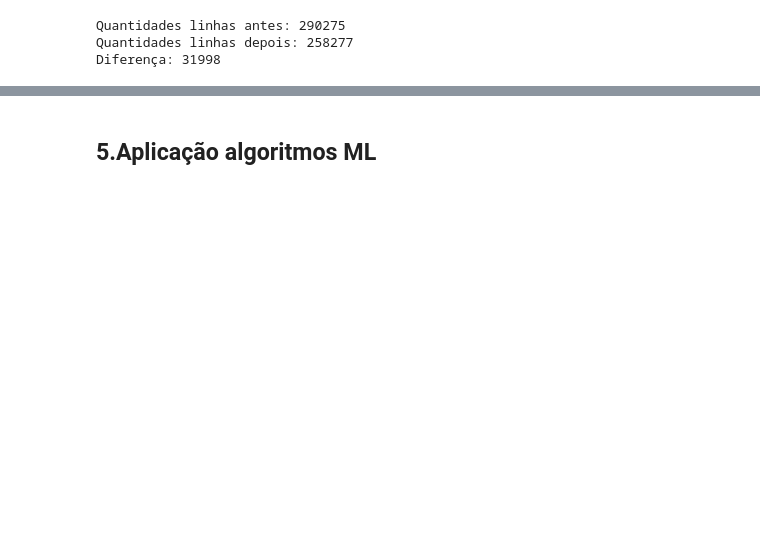
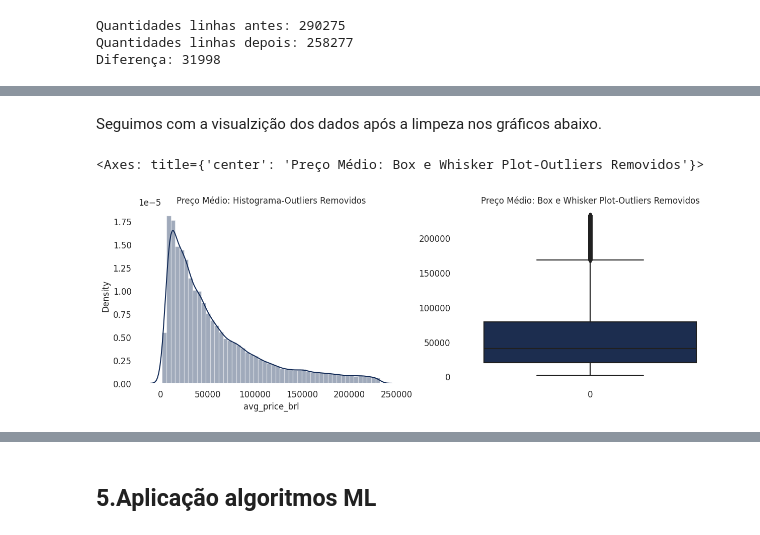
Before and after one commit to VitorFRodrigues/Coding_Tank_Material, a Jupyter notebook: Polo_Tech/Modulo_05/Projeto/Projeto_Mod05.ipynb, the cells around one changed output, grey strips where cells are left out. Drawn from its saved outputs; the diff is of its cells as text; code cells hidden in the pictures; blank space fills up the shorter version.

```diff
--- a/Polo_Tech/Modulo_05/Projeto/Projeto_Mod05.ipynb
+++ b/Polo_Tech/Modulo_05/Projeto/Projeto_Mod05.ipynb
@@ -167,0 +202,16 @@ sns.boxplot(dados.avg_price_brl, color="#40E0D0")
+# %% [markdown]
+Seguimos com a visualzição dos dados após a limpeza nos gráficos abaixo.
+# %%
+sns.set(rc={'axes.facecolor':'none','axes.grid':False,'xtick.labelsize':12,'ytick.labelsize':12})
+plt.figure(figsize=(15,10))
+
+plt.subplot(2,2,1)
+plt.title('Preço Médio: Histograma-Outliers Removidos', fontdict={'fontsize':12})
+sns.distplot(dados_limpos.avg_price_brl, color="#132B57")
+
+plt.subplot(2,2,2)
+plt.title('Preço Médio: Box e Whisker Plot-Outliers Removidos', fontdict={'fontsize':12})
+sns.boxplot(dados_limpos.avg_price_brl, color="#132B57")
+# %% [output]
+<Axes: title={'center': 'Preço Médio: Box e Whisker Plot-Outliers Removidos'}>
+[figure, added]
```
Also changed, not shown: parts of 69 cells of this notebook.
